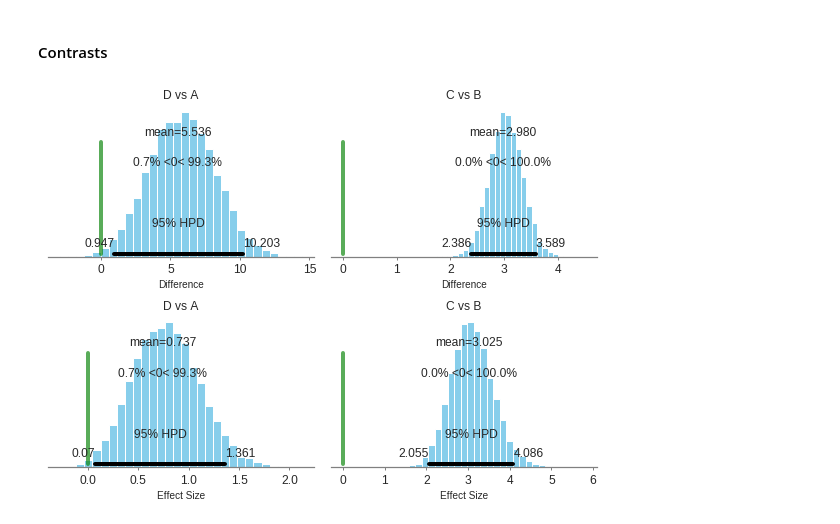
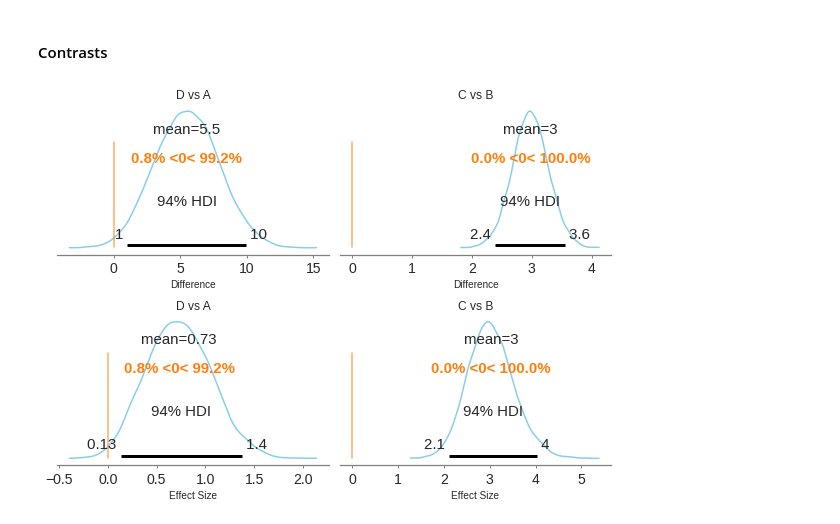
Before and after one commit to yongduek/DBDA-python, a Jupyter notebook: Notebooks/Chapter 19.ipynb, the cells around one changed output. Cells and saved outputs as stored; diff of their text form; code cells hidden in the pictures.

```diff
--- a/Notebooks/Chapter 19.ipynb
+++ b/Notebooks/Chapter 19.ipynb
@@ -306,8 +315,8 @@ contrasts = [np.mean([Pregnant1, Pregnant8], axis=0)-None0,
              np.mean([Pregnant1, Pregnant8, None0], axis=0)-np.mean([Virgin1, Virgin8], axis=0)]
 
 for contr, ctitle, ax_top, ax_bottom in zip(contrasts, contrast_titles, fig.axes[:4], fig.axes[4:]):
-    pm.plot_posterior(contr, ref_val=0, color=color, ax=ax_top)
-    pm.plot_posterior(contr/scale, ref_val=0, color=color, ax=ax_bottom)
+    az.plot_posterior(contr, ref_val=0, color=color, ax=ax_top)
+    az.plot_posterior(contr/scale, ref_val=0, color=color, ax=ax_bottom)
     ax_top.set_title(ctitle)
     ax_bottom.set_title(ctitle)
     ax_top.set_xlabel('Difference')
@@ -390,6 +401,6 @@ pm.model_to_graphviz(model3)
 with model3:
     # Initializing NUTS with advi since jitter seems to create a problem in this model.
     # https://github.com/pymc-devs/pymc3/issues/2897
-    trace3 = pm.sample(3000, init='advi+adapt_diag', cores=4, nuts_kwargs={'target_accept': 0.95})
+    trace3 = pm.sample(3000, target_accept=0.95, tune=2000)
 # %% [output]
 Auto-assigning NUTS sampler...
@@ -434,7 +446,7 @@ pm.model_to_graphviz(model3b)
 [drawing not drawn]
 # %%
 with model3b:
-    trace3b = pm.sample(3000, cores=4, nuts_kwargs={'target_accept': 0.95})
+    trace3b = pm.sample(3000, cores=4, target_accept=0.95)
 # %% [output]
 Auto-assigning NUTS sampler...
 Initializing NUTS using jitter+adapt_diag...
@@ -473,8 +487,8 @@ contrast_titles = ['D vs A',
                    'C vs B']
 
 for contr, ctitle, ax_top, ax_bottom in zip(contrasts, contrast_titles, fig.axes[:2], fig.axes[2:]):
-    pm.plot_posterior(contr, ref_val=0, color=color, ax=ax_top)
-    pm.plot_posterior(contr/scale, ref_val=0, color=color, ax=ax_bottom)
+    az.plot_posterior(contr, ref_val=0, color=color, ax=ax_top)
+    az.plot_posterior(contr/scale, ref_val=0, color=color, ax=ax_bottom)
     ax_top.set_title(ctitle)
     ax_bottom.set_title(ctitle)
     ax_top.set_xlabel('Difference')
@@ -510,22 +524,23 @@ for i, (grp, scale) in enumerate(zip([group_a, group_b, group_c, group_d],
 # %%
 fig, axes = plt.subplots(2,2, figsize=(8,6))
 
 contrasts = [group_d-group_a,
              group_c-group_b]
 
 scales = [scale_d**2 + scale_a**2,
          scale_c**2 + scale_b**2]
 
 contrast_titles = ['D vs A',
                    'C vs B']
 
 for contr, scale, ctitle, ax_top, ax_bottom in zip(contrasts, scales, contrast_titles, fig.axes[:2], fig.axes[2:]):
-    pm.plot_posterior(contr, ref_val=0, color=color, ax=ax_top)
-    pm.plot_posterior(contr/(np.sqrt(scale/2)), ref_val=0, color=color, ax=ax_bottom)
+    az.plot_posterior(contr, ref_val=0, color=color, ax=ax_top)
+    az.plot_posterior(contr/(np.sqrt(scale/2)), ref_val=0, color=color, ax=ax_bottom)
     ax_top.set_title(ctitle)
     ax_bottom.set_title(ctitle)
     ax_top.set_xlabel('Difference')
     ax_bottom.set_xlabel('Effect Size')
+
 fig.tight_layout()
 # %% [output]
-[figure, old version]
+[figure, new version]
```
Also changed, not shown: parts of 23 cells of this notebook, 3 other files.
